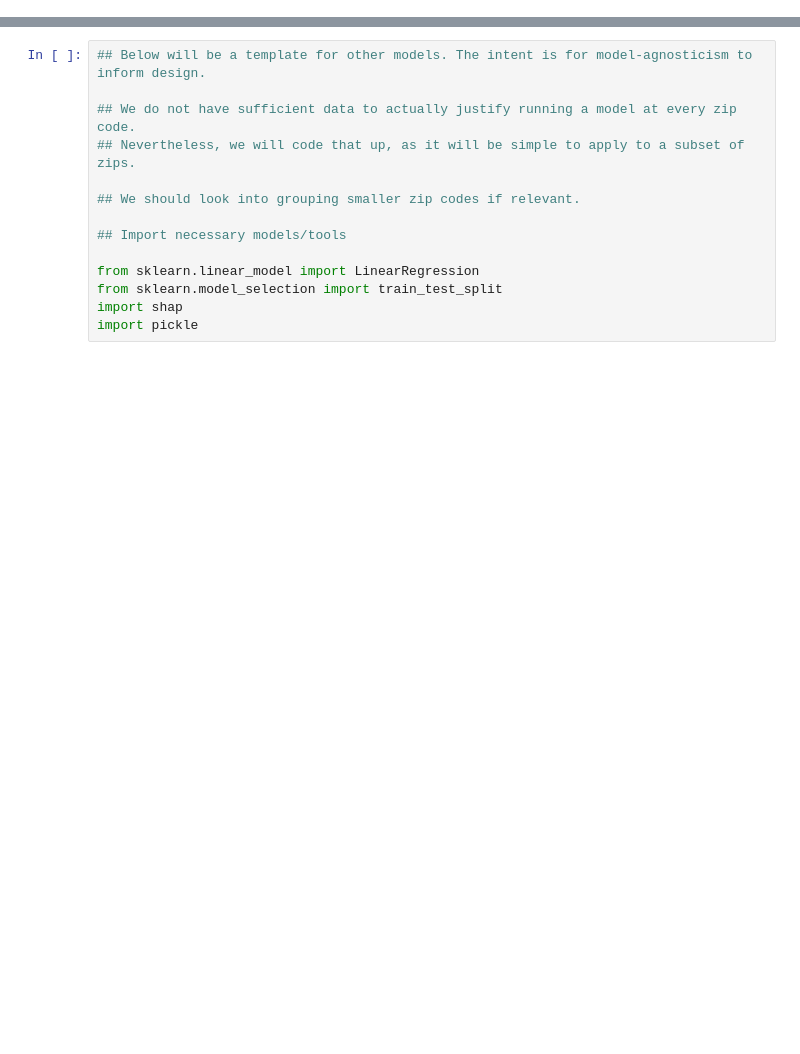
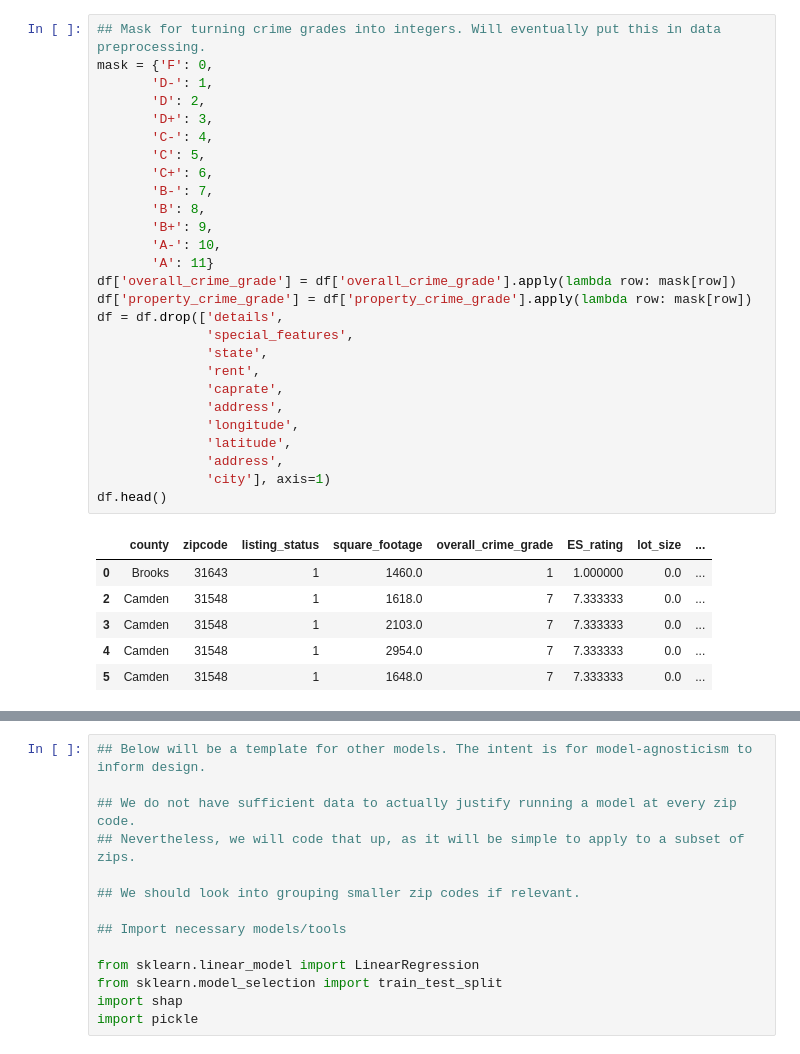
Before and after one commit to jl-haystacks/hackstack-ai-project-4-group-1, a Jupyter notebook: Models/MLR.ipynb, the cells around one changed output, grey strips where cells are left out. Drawn from its saved outputs; the diff is of its cells as text; blank space fills up the shorter version.

```diff
--- a/Models/MLR.ipynb
+++ b/Models/MLR.ipynb
@@ -74 +31,35 @@ memory usage: 1.4+ MB
+# %%
+## Mask for turning crime grades into integers. Will eventually put this in data preprocessing.
+mask = {'F': 0,
+       'D-': 1,
+       'D': 2,
+       'D+': 3,
+       'C-': 4,
+       'C': 5,
+       'C+': 6,
+       'B-': 7,
+       'B': 8,
+       'B+': 9,
+       'A-': 10,
+       'A': 11}
+df['overall_crime_grade'] = df['overall_crime_grade'].apply(lambda row: mask[row])
+df['property_crime_grade'] = df['property_crime_grade'].apply(lambda row: mask[row])
+df = df.drop(['details',
+              'special_features',
+              'state',
+              'rent',
+              'caprate',
+              'address',
+              'longitude',
+              'latitude',
+              'address',
+              'city'], axis=1)
+df.head()
+# %% [output]
+|  | county | zipcode | listing_status | square_footage | overall_crime_grade | ES_rating | lot_size | ... |
+| 0 | Brooks | 31643 | 1 | 1460.0 | 1 | 1.000000 | 0.0 | ... |
+| 2 | Camden | 31548 | 1 | 1618.0 | 7 | 7.333333 | 0.0 | ... |
+| 3 | Camden | 31548 | 1 | 2103.0 | 7 | 7.333333 | 0.0 | ... |
+| 4 | Camden | 31548 | 1 | 2954.0 | 7 | 7.333333 | 0.0 | ... |
+| 5 | Camden | 31548 | 1 | 1648.0 | 7 | 7.333333 | 0.0 | ... |
 # %%
```
Also changed, not shown: parts of 19 cells of this notebook, 1 other file.
